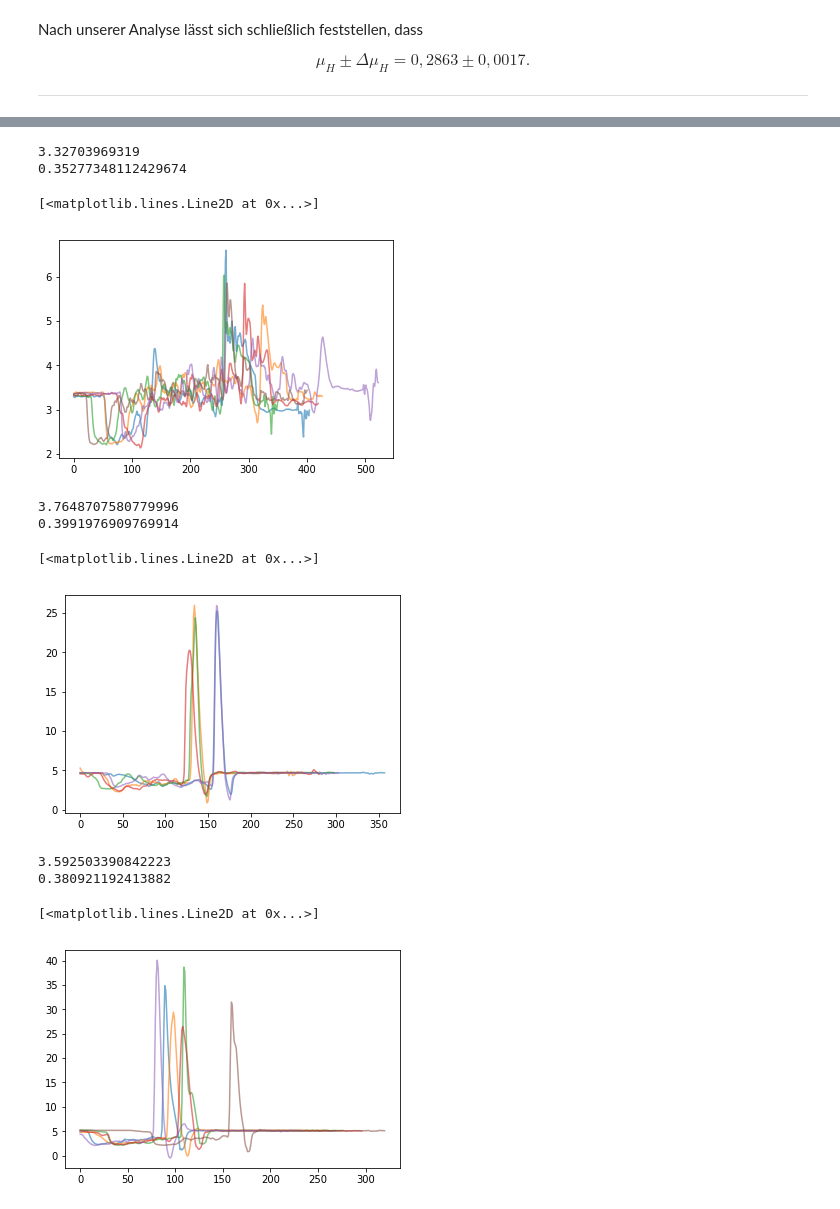
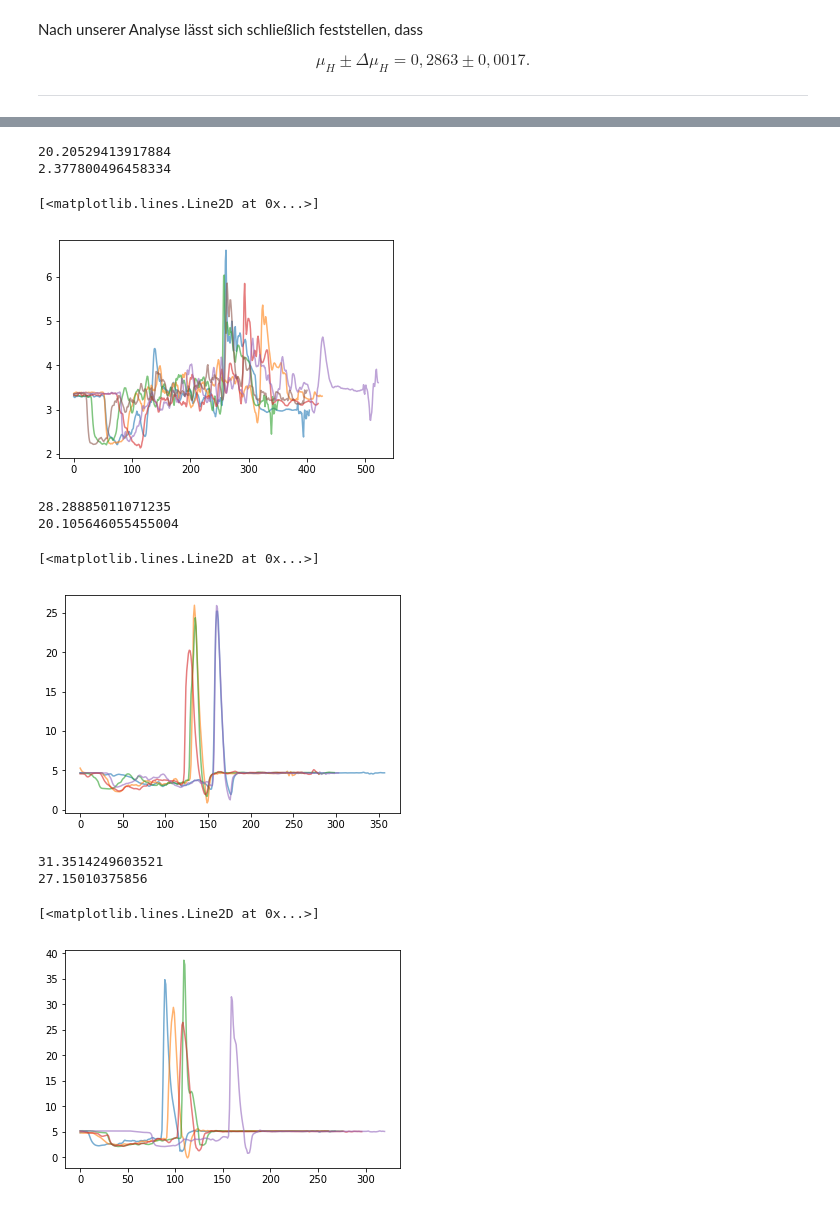
Before and after one commit to allgebrist/physik-praktikum, a Jupyter notebook: 8. Schiefe Ebene mit Reibung.ipynb, the cells around one changed output, grey strips where cells are left out. Drawn from its saved outputs; the diff is of its cells as text; code cells hidden in the pictures.

```diff
--- a/8. Schiefe Ebene mit Reibung.ipynb
+++ b/8. Schiefe Ebene mit Reibung.ipynb
@@ -252,17 +252,22 @@ tabelle224 = pandas.read_csv('Daten/reibungebene/Versuch 2 Winkel 2.4.csv')
 tabelle225 = pandas.read_csv('Daten/reibungebene/Versuch 2 Winkel 2.5.csv')
 tabelle226 = pandas.read_csv('Daten/reibungebene/Versuch 2 Winkel 2.6.csv')
 
-beschleunigung_y2 = (np.mean(tabelle221["Acceleration y (m/s^2)"][100:250]) +
-                     np.mean(tabelle222["Acceleration y (m/s^2)"][100:250]) +
-                     np.mean(tabelle223["Acceleration y (m/s^2)"][100:250]) +
-                     np.mean(tabelle224["Acceleration y (m/s^2)"][100:250]) +
-                     np.mean(tabelle225["Acceleration y (m/s^2)"][100:250]) +
-                     np.mean(tabelle226["Acceleration y (m/s^2)"][100:250]) ) / 6
+winkel_2 = np.mean([np.mean(tabelle221["Angle (deg)"][0:20]),
+                    np.mean(tabelle222["Angle (deg)"][0:20]),
+                    np.mean(tabelle223["Angle (deg)"][0:20]),
+                    np.mean(tabelle224["Angle (deg)"][0:20]),
+                    np.mean(tabelle225["Angle (deg)"][0:20]),
+                    np.mean(tabelle226["Angle (deg)"][0:20])])
 
-gleitreibung_2 = beschleunigung_y2 / (9.81 * math.cos(winkel * (math.pi / 180)))
+beschleunigung_y2 = (max(tabelle221["Acceleration y (m/s^2)"])-np.mean(tabelle221["Acceleration y (m/s^2)"][0:20]) +
+                     max(tabelle222["Acceleration y (m/s^2)"])-np.mean(tabelle222["Acceleration y (m/s^2)"][0:20]) +
+                     max(tabelle223["Acceleration y (m/s^2)"])-np.mean(tabelle223["Acceleration y (m/s^2)"][0:20]) +
+                     max(tabelle224["Acceleration y (m/s^2)"])-np.mean(tabelle224["Acceleration y (m/s^2)"][0:20]) +
+                     max(tabelle225["Acceleration y (m/s^2)"])-np.mean(tabelle225["Acceleration y (m/s^2)"][0:20]) +
+                     max(tabelle226["Acceleration y (m/s^2)"])-np.mean(tabelle226["Acceleration y (m/s^2)"][0:20]) ) / 6
 
+print(winkel_2)
 print(beschleunigung_y2)
-print(gleitreibung_2)
 
 plt.plot(tabelle221["Acceleration y (m/s^2)"], alpha = 0.6)
 plt.plot(tabelle222["Acceleration y (m/s^2)"], alpha = 0.6)
@@ -271,8 +276,8 @@ plt.plot(tabelle224["Acceleration y (m/s^2)"], alpha = 0.6)
 plt.plot(tabelle225["Acceleration y (m/s^2)"], alpha = 0.6)
 plt.plot(tabelle226["Acceleration y (m/s^2)"], alpha = 0.6)
 # %% [output]
-3.32703969319
-0.35277348112429674
+20.20529413917884
+2.377800496458334
 [<matplotlib.lines.Line2D at 0x...>]
 [figure]
 # %%
@@ -283,16 +288,22 @@ tabelle234 = pandas.read_csv('Daten/reibungebene/Versuch 2 Winkel 3.4.csv')
 tabelle235 = pandas.read_csv('Daten/reibungebene/Versuch 2 Winkel 3.5.csv')
 tabelle236 = pandas.read_csv('Daten/reibungebene/Versuch 2 Winkel 3.6.csv')
 
-beschleunigung_y3 = (np.mean(tabelle231["Acceleration y (m/s^2)"][0:100]) +
-                     np.mean(tabelle232["Acceleration y (m/s^2)"][0:100]) +
-                     np.mean(tabelle234["Acceleration y (m/s^2)"][0:100]) +
-                     np.mean(tabelle235["Acceleration y (m/s^2)"][0:100]) +
-                     np.mean(tabelle236["Acceleration y (m/s^2)"][0:100]) ) / 5
+winkel_3 = np.mean([np.mean(tabelle231["Angle (deg)"][0:20]),
+                    np.mean(tabelle232["Angle (deg)"][0:20]),
+                    #np.mean(tabelle233["Angle (deg)"][0:20]),
+                    np.mean(tabelle234["Angle (deg)"][0:20]),
+                    np.mean(tabelle235["Angle (deg)"][0:20]),
+                    np.mean(tabelle236["Angle (deg)"][0:20])])
 
-gleitreibung_3 = beschleunigung_y3 / (9.81 * math.cos(winkel * (math.pi / 180)))
+beschleunigung_y3 = np.mean([max(tabelle231["Acceleration y (m/s^2)"])-np.mean(tabelle231["Acceleration y (m/s^2)"][0:40]),
+                             max(tabelle232["Acceleration y (m/s^2)"])-np.mean(tabelle232["Acceleration y (m/s^2)"][0:40]),
+                             # max(tabelle233["Acceleration y (m/s^2)"])-np.mean(tabelle233["Acceleration y (m/s^2)"][0:40]),
+                             max(tabelle234["Acceleration y (m/s^2)"])-np.mean(tabelle234["Acceleration y (m/s^2)"][0:40]),
+                             max(tabelle235["Acceleration y (m/s^2)"])-np.mean(tabelle235["Acceleration y (m/s^2)"][0:40]),
+                             max(tabelle236["Acceleration y (m/s^2)"])-np.mean(tabelle236["Acceleration y (m/s^2)"][0:40])])
 
+print(winkel_3)
 print(beschleunigung_y3)
-print(gleitreibung_3)
 
 plt.plot(tabelle231["Acceleration y (m/s^2)"], alpha = 0.6)
 plt.plot(tabelle232["Acceleration y (m/s^2)"], alpha = 0.6)
@@ -301,38 +312,43 @@ plt.plot(tabelle234["Acceleration y (m/s^2)"], alpha = 0.6)
 plt.plot(tabelle235["Acceleration y (m/s^2)"], alpha = 0.6)
 plt.plot(tabelle236["Acceleration y (m/s^2)"], alpha = 0.6)
 # %% [output]
-3.7648707580779996
-0.3991976909769914
+28.28885011071235
+20.105646055455004
 [<matplotlib.lines.Line2D at 0x...>]
 [figure]
 # %%
 tabelle241 = pandas.read_csv('Daten/reibungebene/Versuch 2 Winkel 4.1.csv')
 tabelle242 = pandas.read_csv('Daten/reibungebene/Versuch 2 Winkel 4.2.csv')
 tabelle243 = pandas.read_csv('Daten/reibungebene/Versuch 2 Winkel 4.3.csv')
 tabelle244 = pandas.read_csv('Daten/reibungebene/Versuch 2 Winkel 4.4.csv')
 tabelle245 = pandas.read_csv('Daten/reibungebene/Versuch 2 Winkel 4.5.csv')
 tabelle246 = pandas.read_csv('Daten/reibungebene/Versuch 2 Winkel 4.6.csv')
 
-beschleunigung_y4 = (np.mean(tabelle241["Acceleration y (m/s^2)"][0:75]) +
-                     np.mean(tabelle242["Acceleration y (m/s^2)"][0:75]) +
-                     np.mean(tabelle243["Acceleration y (m/s^2)"][0:75]) +
-                     np.mean(tabelle244["Acceleration y (m/s^2)"][0:75]) +
-                     np.mean(tabelle245["Acceleration y (m/s^2)"][0:75]) +
-                     np.mean(tabelle246["Acceleration y (m/s^2)"][0:75]) ) / 6
+winkel_4 = np.mean([np.mean(tabelle241["Angle (deg)"][0:10]),
+                    np.mean(tabelle242["Angle (deg)"][0:10]),
+                    np.mean(tabelle243["Angle (deg)"][0:10]),
+                    np.mean(tabelle244["Angle (deg)"][0:10]),
+                    # np.mean(tabelle245["Angle (deg)"][0:20]),
+                    np.mean(tabelle246["Angle (deg)"][0:20])])
 
-gleitreibung_4 = beschleunigung_y4 / (9.81 * math.cos(winkel * (math.pi / 180)))
+beschleunigung_y4 = np.mean([max(tabelle241["Acceleration y (m/s^2)"])-np.mean(tabelle241["Acceleration y (m/s^2)"][0:10]),
+                             max(tabelle242["Acceleration y (m/s^2)"])-np.mean(tabelle242["Acceleration y (m/s^2)"][0:10]),
+                             max(tabelle243["Acceleration y (m/s^2)"])-np.mean(tabelle243["Acceleration y (m/s^2)"][0:10]),
+                             max(tabelle244["Acceleration y (m/s^2)"])-np.mean(tabelle244["Acceleration y (m/s^2)"][0:10]),
+                             # max(tabelle245["Acceleration y (m/s^2)"])-np.mean(tabelle245["Acceleration y (m/s^2)"][0:10]),
+                             max(tabelle246["Acceleration y (m/s^2)"])-np.mean(tabelle246["Acceleration y (m/s^2)"][0:10])])
 
+print(winkel_4)
 print(beschleunigung_y4)
-print(gleitreibung_4)
 
 plt.plot(tabelle241["Acceleration y (m/s^2)"], alpha = 0.6)
 plt.plot(tabelle242["Acceleration y (m/s^2)"], alpha = 0.6)
 plt.plot(tabelle243["Acceleration y (m/s^2)"], alpha = 0.6)
 plt.plot(tabelle244["Acceleration y (m/s^2)"], alpha = 0.6)
-plt.plot(tabelle245["Acceleration y (m/s^2)"], alpha = 0.6)
+# plt.plot(tabelle245["Acceleration y (m/s^2)"], alpha = 0.6)
 plt.plot(tabelle246["Acceleration y (m/s^2)"], alpha = 0.6)
 # %% [output]
-3.592503390842223
-0.380921192413882
+31.3514249603521
+27.15010375856
 [<matplotlib.lines.Line2D at 0x...>]
-[figure, old version]
+[figure, new version]
```
Also changed, not shown: parts of 4 cells of this notebook.
